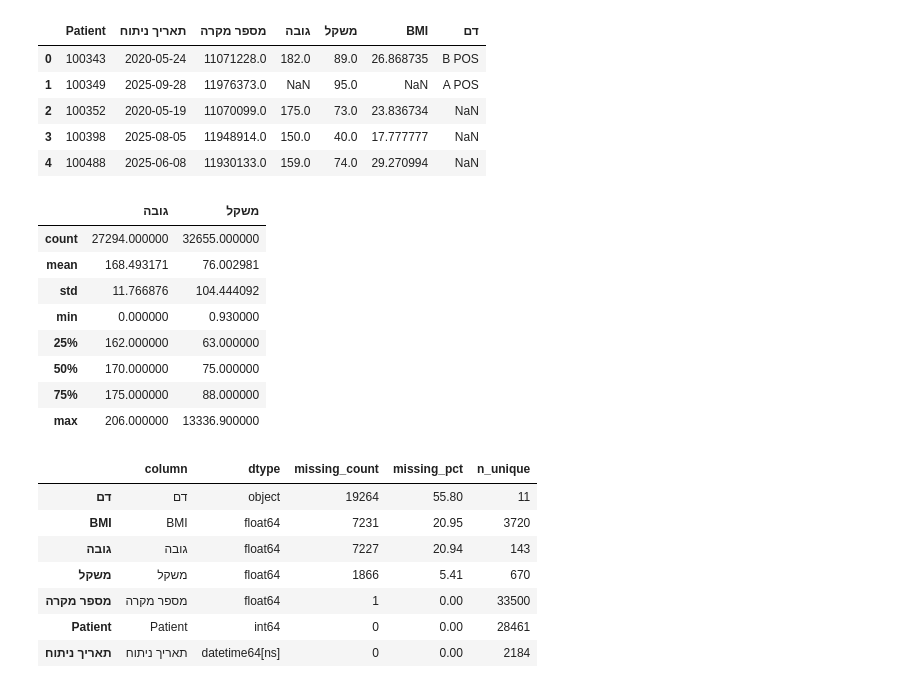
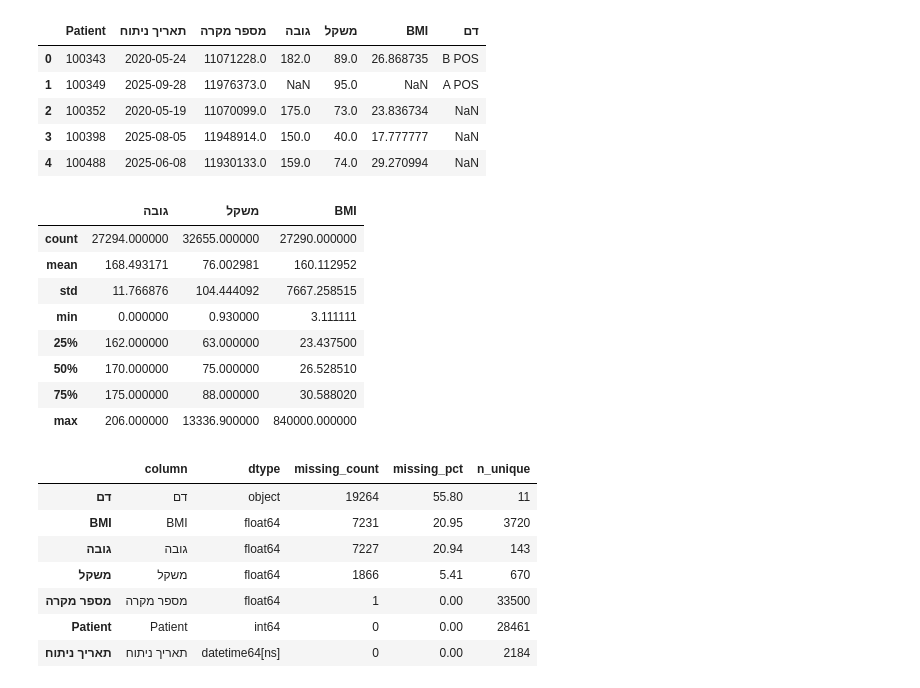
Before and after one commit to gur99/surgery-data-pipeline, a Jupyter notebook: 00_raw_data_explore.ipynb, the cells around one changed output. Cells and saved outputs as stored; diff of their text form; code cells hidden in the pictures.

```diff
--- a/00_raw_data_explore.ipynb
+++ b/00_raw_data_explore.ipynb
@@ -285,17 +543,17 @@ bmi.head()
 | 3 | 100398 | 2025-08-05 | 11948914.0 | 150.0 | 40.0 | 17.777777 | NaN |
 | 4 | 100488 | 2025-06-08 | 11930133.0 | 159.0 | 74.0 | 29.270994 | NaN |
 # %%
-bmi[['גובה','משקל']].describe()
+bmi[['גובה','משקל','BMI']].describe()
 # %% [output]
-|  | גובה | משקל |
-| count | 27294.000000 | 32655.000000 |
-| mean | 168.493171 | 76.002981 |
-| std | 11.766876 | 104.444092 |
-| min | 0.000000 | 0.930000 |
-| 25% | 162.000000 | 63.000000 |
-| 50% | 170.000000 | 75.000000 |
-| 75% | 175.000000 | 88.000000 |
-| max | 206.000000 | 13336.900000 |
+|  | גובה | משקל | BMI |
+| count | 27294.000000 | 32655.000000 | 27290.000000 |
+| mean | 168.493171 | 76.002981 | 160.112952 |
+| std | 11.766876 | 104.444092 | 7667.258515 |
+| min | 0.000000 | 0.930000 | 3.111111 |
+| 25% | 162.000000 | 63.000000 | 23.437500 |
+| 50% | 170.000000 | 75.000000 | 26.528510 |
+| 75% | 175.000000 | 88.000000 | 30.588020 |
+| max | 206.000000 | 13336.900000 | 840000.000000 |
 # %%
 eda_summary_bmi = pd.DataFrame({
     "column": bmi.columns,
```
Also changed, not shown: parts of 47 cells of this notebook, 2 other files.
